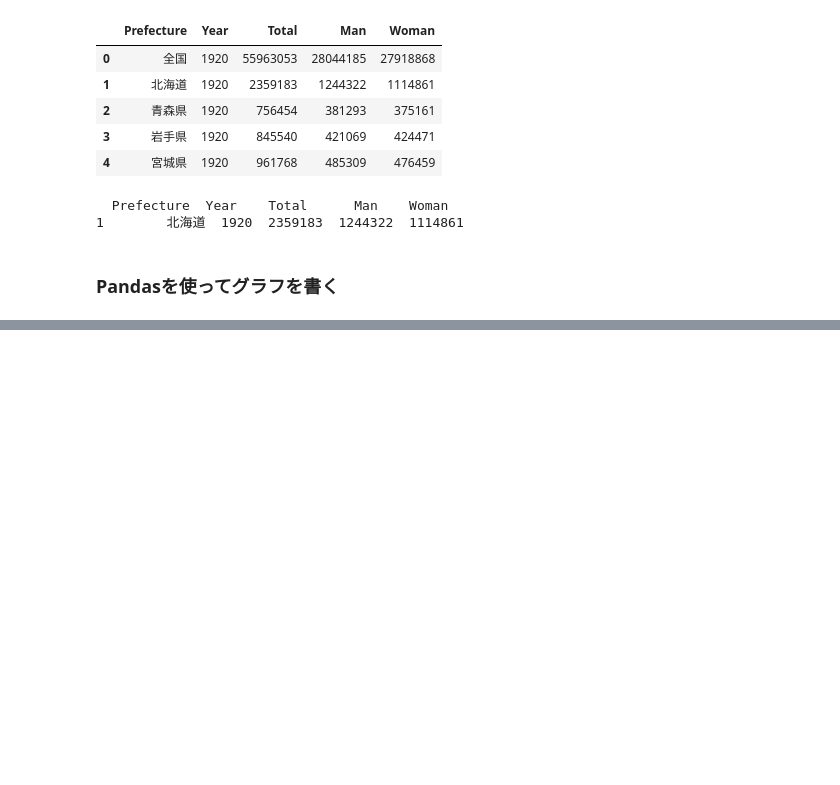
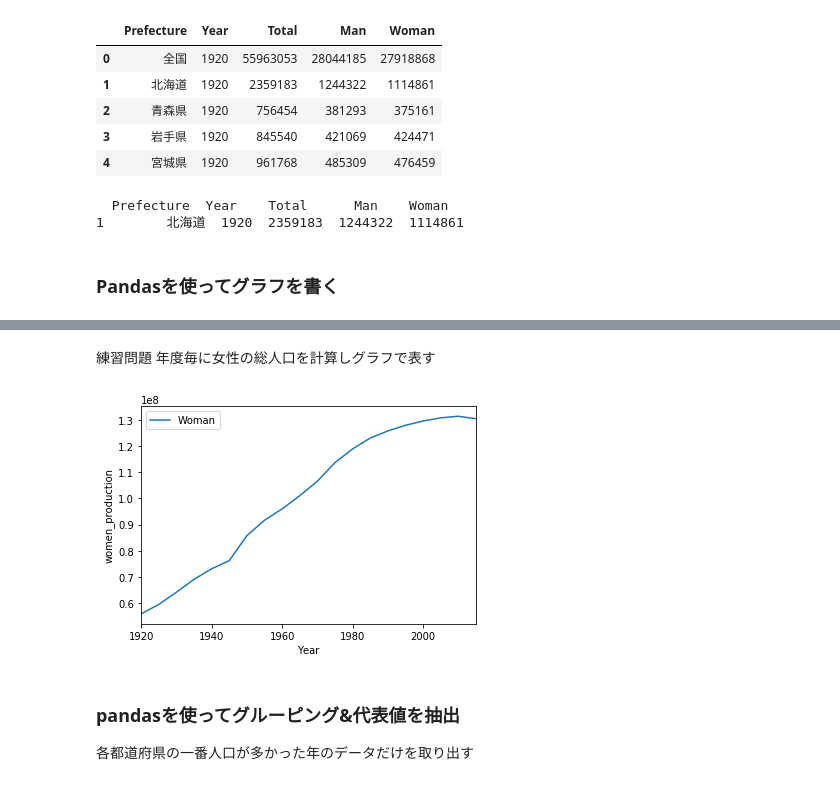
Before and after one commit to momohirata/mooc_machine_learning, a Jupyter notebook: mooc_machine_learning2.ipynb, the cells around one changed output, grey strips where cells are left out. Saved outputs shown, nothing was run; the diff lists cells and outputs as text; code cells hidden in the pictures; blank space fills up the shorter version.

```diff
--- a/mooc_machine_learning2.ipynb
+++ b/mooc_machine_learning2.ipynb
@@ -96,0 +145,18 @@ ValueError: ignored
+# %% [markdown]
+練習問題
+年度毎に女性の総人口を計算しグラフで表す
+# %%
+# 年度毎にグルーピング
+grouped = df.groupby('Year')
+
+# 各都道府県の女性の総人口の和
+grouped['Woman'].sum().plot()
+plt.ylabel('women_production')
+plt.legend()
+
+plt.show()
+# %% [output]
+[figure, added]
+# %% [markdown]
+### pandasを使ってグルーピング&代表値を抽出
+各都道府県の一番人口が多かった年のデータだけを取り出す
```
Also changed, not shown: parts of 11 cells of this notebook.
